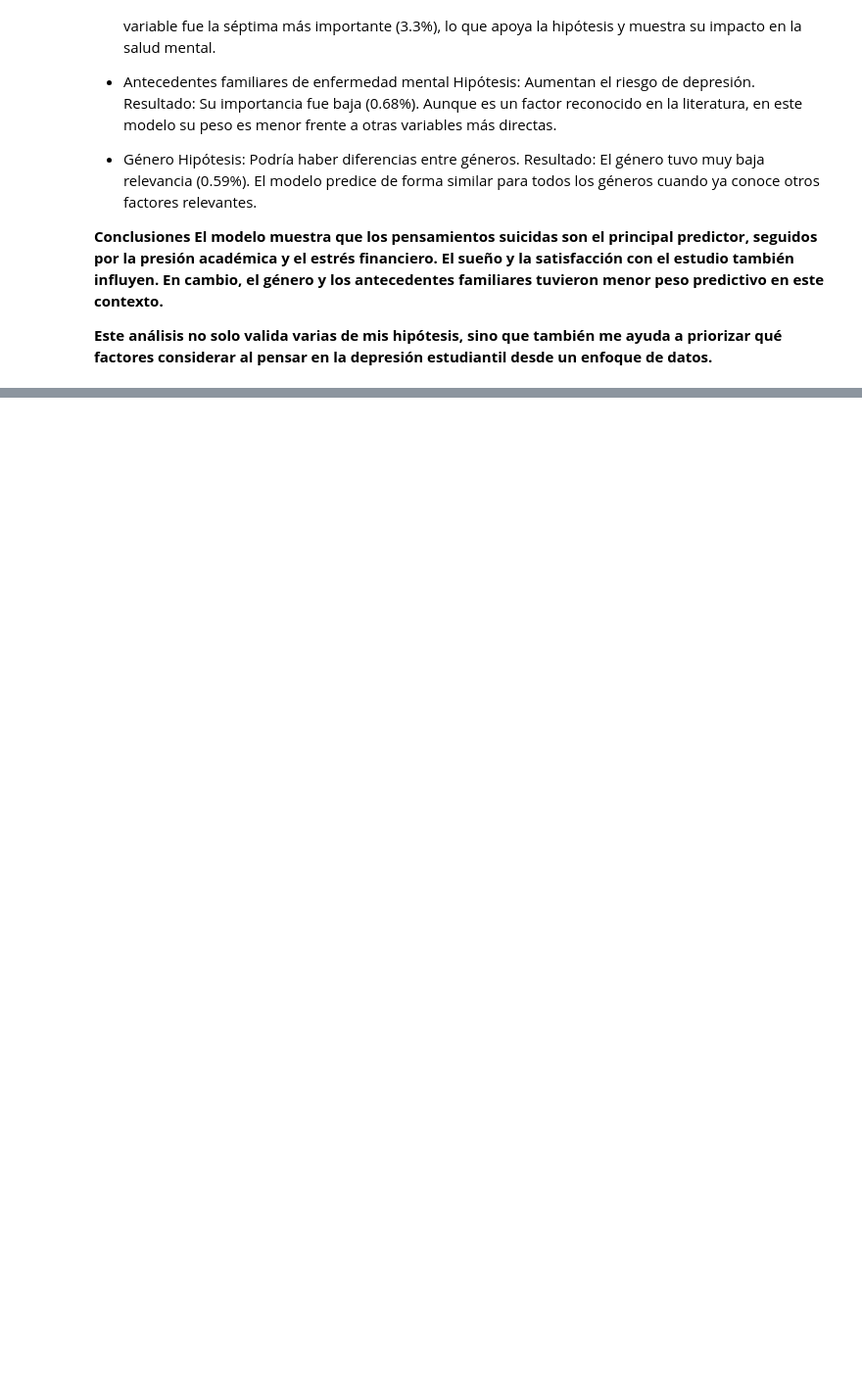
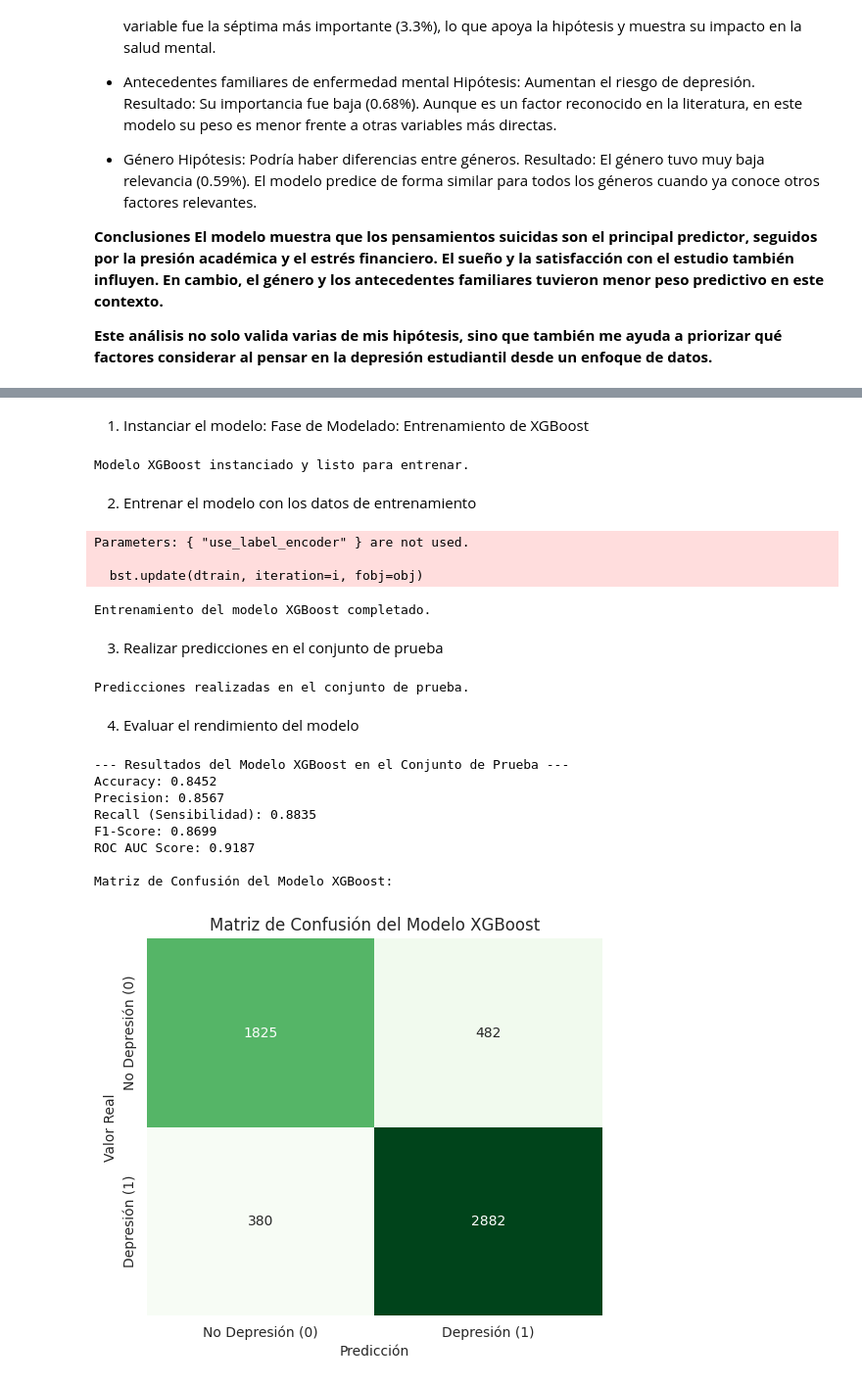
Before and after one commit to FlorMauves/ProyectoData2-StudentDepression-FlorenciaMauvesinTogel, a Jupyter notebook: ProyectoData2_StudenDepression_FlorenciaMauvesinTogel_ipynb.ipynb, the cells around one changed output, grey strips where cells are left out. Shown at 98% size. Saved outputs shown, nothing was run; the diff lists cells and outputs as text; code cells hidden in the pictures; blank space fills up the shorter version.

```diff
--- a/ProyectoData2_StudenDepression_FlorenciaMauvesinTogel_ipynb.ipynb
+++ b/ProyectoData2_StudenDepression_FlorenciaMauvesinTogel_ipynb.ipynb
@@ -1771,0 +1782,79 @@ Resultado: El género tuvo muy baja relevancia (0.59%). El modelo predice de for
+# %% [markdown]
+1. Instanciar el modelo: Fase de Modelado: Entrenamiento de XGBoost
+# %%
+from xgboost import XGBClassifier
+
+# Instanciamos el modelo XGBoost con parámetros iniciales
+# 'use_label_encoder=False' y 'eval_metric='logloss'' son para evitar warnings comunes
+xgb_model = XGBClassifier(n_estimators=100,
+                          learning_rate=0.1,
+                          max_depth=5,
+                          random_state=42,
+                          use_label_encoder=False,
+                          eval_metric='logloss')
+
+print("Modelo XGBoost instanciado y listo para entrenar.")
+# %% [output]
+Modelo XGBoost instanciado y listo para entrenar.
+# %% [markdown]
+2. Entrenar el modelo con los datos de entrenamiento
+# %%
+# Entrenamos el modelo utilizando el conjunto de entrenamiento (X_train, y_train)
+xgb_model.fit(X_train, y_train)
+print("Entrenamiento del modelo XGBoost completado.")
+# %% [output]
+Parameters: { "use_label_encoder" } are not used.
+
+  bst.update(dtrain, iteration=i, fobj=obj)
+Entrenamiento del modelo XGBoost completado.
+# %% [markdown]
+3. Realizar predicciones en el conjunto de prueba
+# %%
+# Usamos el modelo entrenado para hacer predicciones en los datos de prueba (X_test)
+y_pred_xgb = xgb_model.predict(X_test)
+
+# También obtenemos las probabilidades de predicción para la clase positiva (Depresión=1)
+# Esto es necesario para calcular la métrica ROC AUC
+y_pred_proba_xgb = xgb_model.predict_proba(X_test)[:, 1]
+
+print("Predicciones realizadas en el conjunto de prueba.")
+# %% [output]
+Predicciones realizadas en el conjunto de prueba.
+# %% [markdown]
+4. Evaluar el rendimiento del modelo
+# %%
+# Calculamos las metricas de rendimiento comparando las etiquetas reales (y_test) con las predicciones (y_pred_xgb)
+accuracy_xgb = accuracy_score(y_test, y_pred_xgb)
+precision_xgb = precision_score(y_test, y_pred_xgb)
+recall_xgb = recall_score(y_test, y_pred_xgb)
+f1_xgb = f1_score(y_test, y_pred_xgb)
+roc_auc_xgb = roc_auc_score(y_test, y_pred_proba_xgb)
+
+print("--- Resultados del Modelo XGBoost en el Conjunto de Prueba ---")
+print(f"Accuracy: {accuracy_xgb:.4f}")
+print(f"Precision: {precision_xgb:.4f}")
+print(f"Recall (Sensibilidad): {recall_xgb:.4f}")
+print(f"F1-Score: {f1_xgb:.4f}")
+print(f"ROC AUC Score: {roc_auc_xgb:.4f}")
+
+# Visualizamos la Matriz de Confusión
+print("\nMatriz de Confusión del Modelo XGBoost:")
+cm_xgb = confusion_matrix(y_test, y_pred_xgb)
+plt.figure(figsize=(6, 5))
+sns.heatmap(cm_xgb, annot=True, fmt="d", cmap="Greens", cbar=False,
+            xticklabels=['No Depresión (0)', 'Depresión (1)'],
+            yticklabels=['No Depresión (0)', 'Depresión (1)'])
+plt.xlabel('Predicción')
+plt.ylabel('Valor Real')
+plt.title('Matriz de Confusión del Modelo XGBoost')
+plt.show()
+# %% [output]
+--- Resultados del Modelo XGBoost en el Conjunto de Prueba ---
+Accuracy: 0.8452
+Precision: 0.8567
+Recall (Sensibilidad): 0.8835
+F1-Score: 0.8699
+ROC AUC Score: 0.9187
+
+Matriz de Confusión del Modelo XGBoost:
+[figure, added]
```
Also changed, not shown: parts of 15 cells of this notebook.
